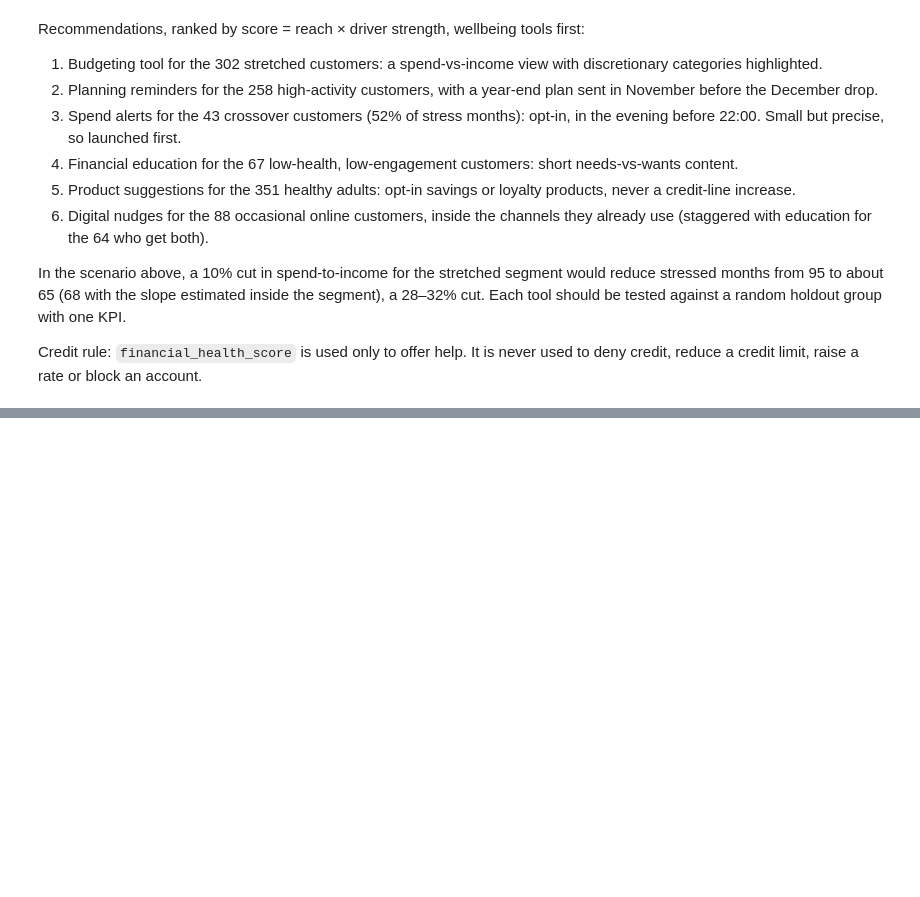
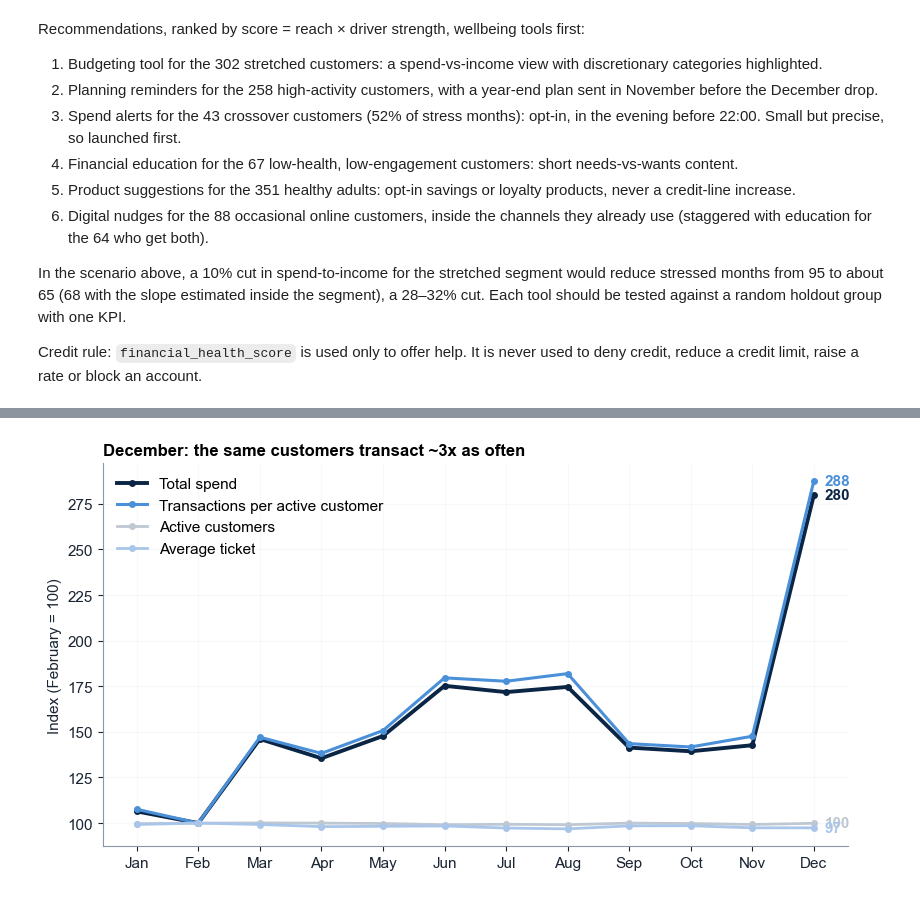
Before and after one commit to thanh-tai-435/BI10GroupYAPPERS, a Jupyter notebook: notebooks/full_pipeline.ipynb, the cells around one changed output, grey strips where cells are left out. Saved outputs shown, nothing was run; the diff lists cells and outputs as text; code cells hidden in the pictures; blank space fills up the shorter version.

```diff
--- a/notebooks/full_pipeline.ipynb
+++ b/notebooks/full_pipeline.ipynb
@@ -1048,0 +1052,38 @@ Credit rule: `financial_health_score` is used only to offer help. It is never us
+# %%
+import matplotlib as mpl
+NAVY, BLUE, MID, LIGHT, PALE, GRAY, INK = "#0B2545", "#1F5FA8", "#4A90D9", "#A9C6EA", "#DCE9F7", "#BFC8D2", "#1A2433"
+mpl.rcParams.update({"font.family": "Arial", "font.size": 11, "axes.edgecolor": "#8A97A6", "axes.labelcolor": INK,
+                     "xtick.color": INK, "ytick.color": INK, "axes.titleweight": "bold", "axes.titlesize": 12,
+                     "axes.titlelocation": "left", "axes.spines.top": False, "axes.spines.right": False,
+                     "axes.grid": True, "grid.color": "#E3E8EE", "grid.linewidth": 0.8, "legend.frameon": False})
+FIG_DIR = "outputs/figures"
+os.makedirs(FIG_DIR, exist_ok=True)
+def deck_save(fig, name):
+    fig.tight_layout()
+    fig.savefig(f"{FIG_DIR}/{name}.png", dpi=200, bbox_inches="tight", facecolor="white")
+    plt.show()
+BIG, HALF = (8.4, 4.6), (6.2, 3.6)
+EN_CAT = {"Du lịch": "Travel", "Mua sắm trực tuyến": "Online shopping", "Mua sắm tại cửa hàng": "In-store shopping",
+          "Dịch vụ trực tuyến khác": "Other online services", "Siêu thị và tạp hóa tại cửa hàng": "Groceries (in-store)",
+          "Xăng dầu và di chuyển": "Fuel & transport", "Nhà cửa và tiện ích": "Home & utilities", "Trẻ em và thú cưng": "Kids & pets",
+          "Sức khỏe và thể thao": "Health & sports", "Ăn uống": "Food & dining", "Chăm sóc cá nhân": "Personal care",
+          "Giải trí": "Entertainment", "Tạp hóa trực tuyến": "Online groceries", "Mua sắm khác tại cửa hàng": "Other in-store"}
+EN_PROV = {"Hà Nội": "Ha Noi", "Đồng Nai": "Dong Nai", "Lâm Đồng": "Lam Dong", "Hưng Yên": "Hung Yen", "Hải Phòng": "Hai Phong", "Nghệ An": "Nghe An"}
+MONTHS = ["Jan", "Feb", "Mar", "Apr", "May", "Jun", "Jul", "Aug", "Sep", "Oct", "Nov", "Dec"]
+# %%
+# Task 1 Q1: index vs February (trough)
+active_m = txn.groupby("transaction_month").consumer_id.nunique()
+idx = pd.DataFrame({"Total spend": by_month.total, "Transactions per active customer": by_month["count"] / active_m,
+                    "Average ticket": by_month.avg_ticket, "Active customers": active_m})
+idx = 100 * idx / idx.loc[trough]
+fig, ax = plt.subplots(figsize=BIG)
+for col, colr, lw in [("Total spend", NAVY, 2.8), ("Transactions per active customer", MID, 2.2),
+                      ("Active customers", GRAY, 2), ("Average ticket", LIGHT, 2)]:
+    ax.plot(MONTHS, idx[col], color=colr, lw=lw, marker="o", ms=4, label=col)
+    ax.annotate(f"{idx[col].iloc[-1]:.0f}", (11, idx[col].iloc[-1]), xytext=(8, 0), textcoords="offset points",
+                va="center", color=colr, fontweight="bold")
+ax.set(ylabel="Index (February = 100)", title="December: the same customers transact ~3x as often")
+ax.legend(loc="upper left")
+deck_save(fig, "deck_q1_index")
+# %% [output]
+[figure, added]
```
Also changed, not shown: parts of 15 cells of this notebook, 3 other files.
